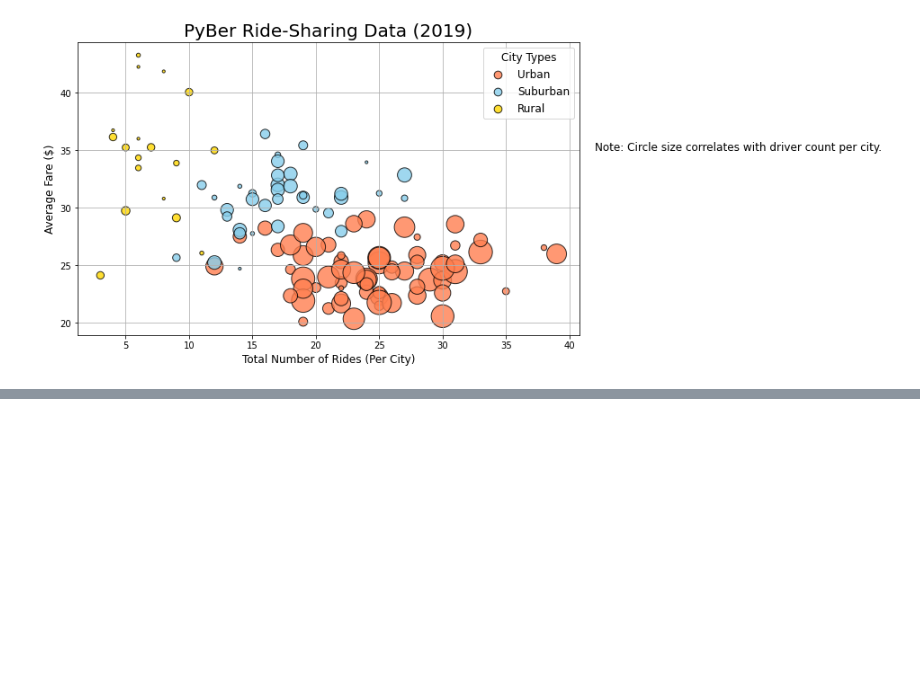
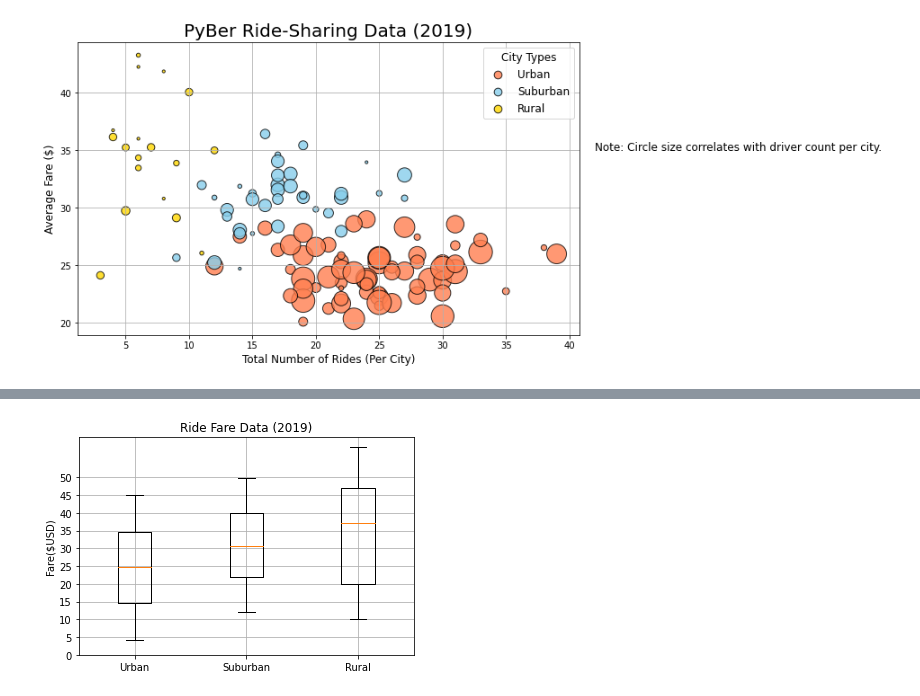
Before and after one commit to pudens4/PyBer_Analysis, a Jupyter notebook: PyBer.ipynb, the cells around one changed output, grey strips where cells are left out. Cells and saved outputs as stored; diff of their text form; code cells hidden in the pictures; blank space fills up the shorter version.

```diff
--- a/PyBer.ipynb
+++ b/PyBer.ipynb
@@ -346,0 +455,3 @@ plt.show()
+# %%
+suburban_fares = suburban_cities_df["fare"]
+suburban_fares.head()
@@ -346,0 +465,3 @@ plt.show()
+# %%
+rural_fares = rural_cities_df["fare"]
+rural_fares.head()
@@ -346,0 +589,14 @@ plt.show()
+# %%
+# a box-and-whisker plot that has all three city types' fare data
+x_labels = ["Urban", "Suburban", "Rural"]
+city_count_data = [urban_fares, suburban_fares, rural_fares]
+fig, ax = plt.subplots()
+ax.boxplot(city_count_data, labels=x_labels)
+# Add the title, y-axis label and grid.
+ax.set_title('Ride Fare Data (2019)')
+ax.set_ylabel('Fare($USD)')
+ax.set_yticks(np.arange(0, 51, step=5.0))
+ax.grid()
+plt.show()
+# %% [output]
+[figure, added]
```
Also changed, not shown: parts of 34 cells of this notebook.
